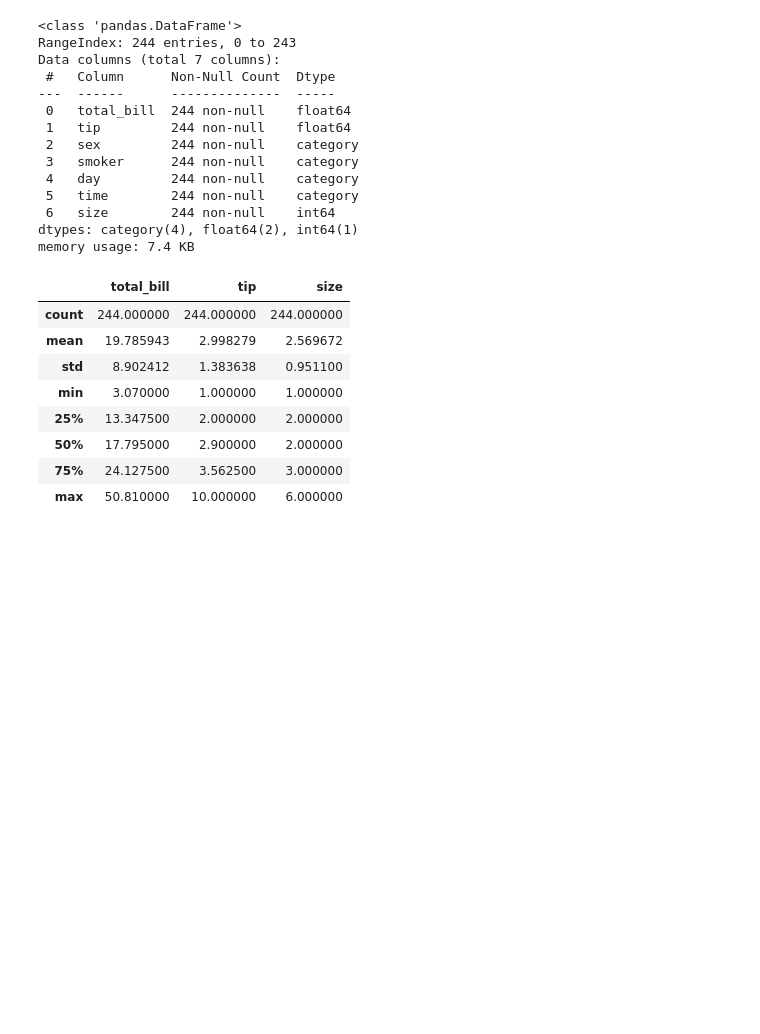
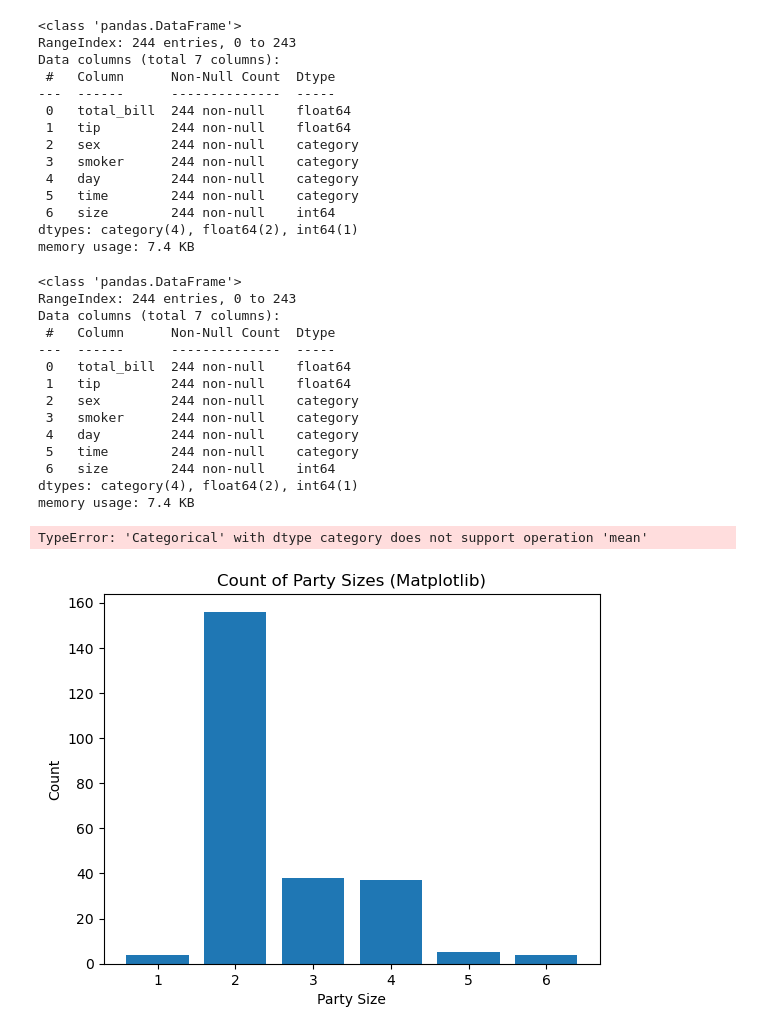
Before and after one commit to EricFriedlander/math4025sp26, a Jupyter notebook: hw/01-hw-eda.ipynb, the cells around one changed output. Saved outputs shown, nothing was run; the diff lists cells and outputs as text; code cells hidden in the pictures; blank space fills up the shorter version.

```diff
--- a/hw/01-hw-eda.ipynb
+++ b/hw/01-hw-eda.ipynb
@@ -34,13 +31,33 @@ dtypes: category(4), float64(2), int64(1)
 memory usage: 7.4 KB
 # %%
 tips.describe()
+tips.info()
+tips.mean()
 # %% [output]
-|  | total_bill | tip | size |
-| count | 244.000000 | 244.000000 | 244.000000 |
-| mean | 19.785943 | 2.998279 | 2.569672 |
-| std | 8.902412 | 1.383638 | 0.951100 |
-| min | 3.070000 | 1.000000 | 1.000000 |
-| 25% | 13.347500 | 2.000000 | 2.000000 |
-| 50% | 17.795000 | 2.900000 | 2.000000 |
-| 75% | 24.127500 | 3.562500 | 3.000000 |
-| max | 50.810000 | 10.000000 | 6.000000 |
+<class 'pandas.DataFrame'>
+RangeIndex: 244 entries, 0 to 243
+Data columns (total 7 columns):
+ #   Column      Non-Null Count  Dtype
+---  ------      --------------  -----
+ 0   total_bill  244 non-null    float64
+ 1   tip         244 non-null    float64
+ 2   sex         244 non-null    category
+ 3   smoker      244 non-null    category
+ 4   day         244 non-null    category
+ 5   time        244 non-null    category
+ 6   size        244 non-null    int64
+dtypes: category(4), float64(2), int64(1)
+memory usage: 7.4 KB
+TypeError: 'Categorical' with dtype category does not support operation 'mean'
+# %%
+# 1. Prepare data: Count the occurrences of each party size
+size_counts = tips['size'].value_counts()
+
+# 2. Plot
+plt.bar(size_counts.index, size_counts.values)
+plt.xlabel('Party Size')
+plt.ylabel('Count')
+plt.title('Count of Party Sizes (Matplotlib)')
+plt.show()
+# %% [output]
+[figure, added]
```
Also changed, not shown: parts of 10 cells of this notebook, 3 other files.
